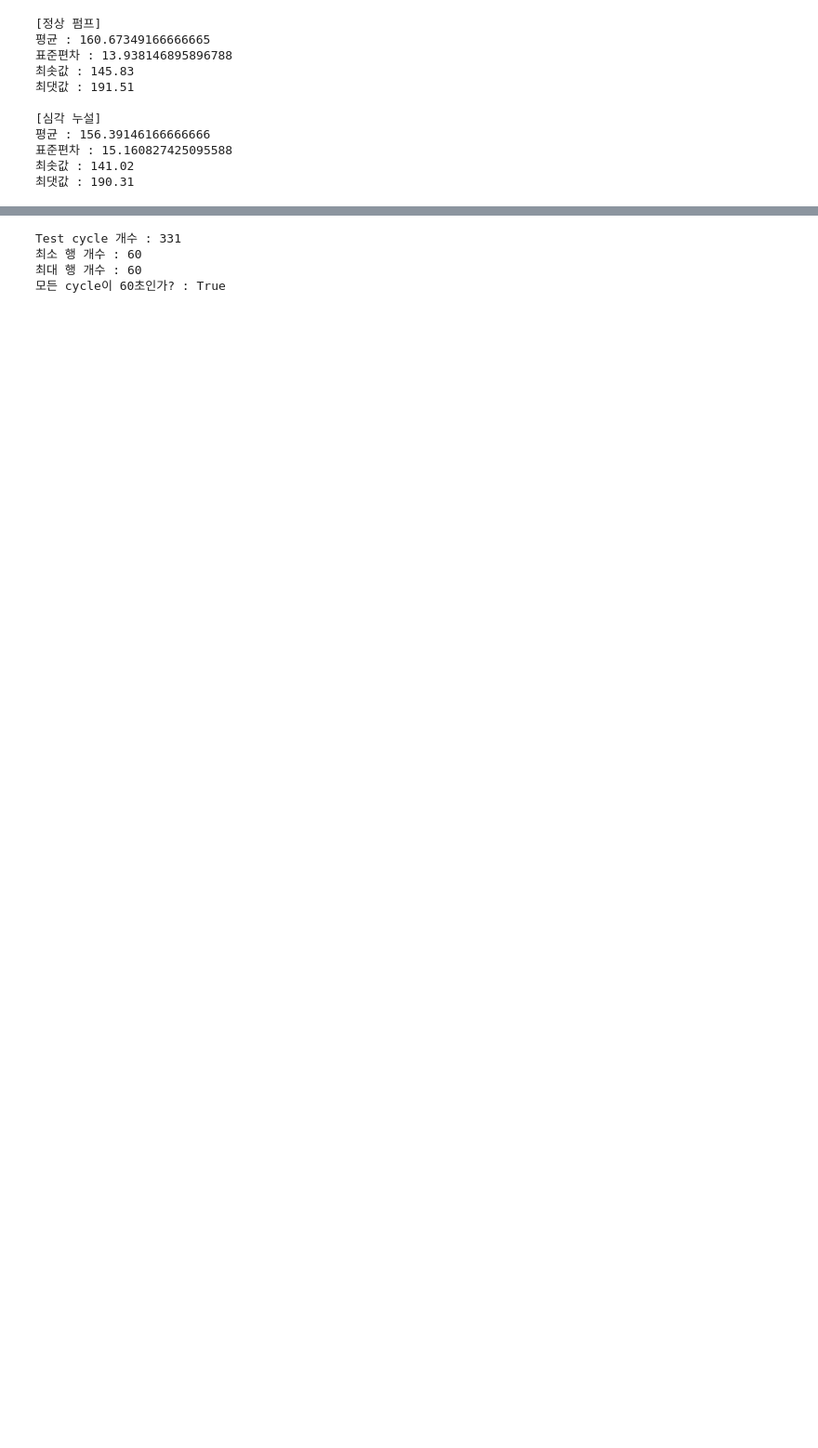
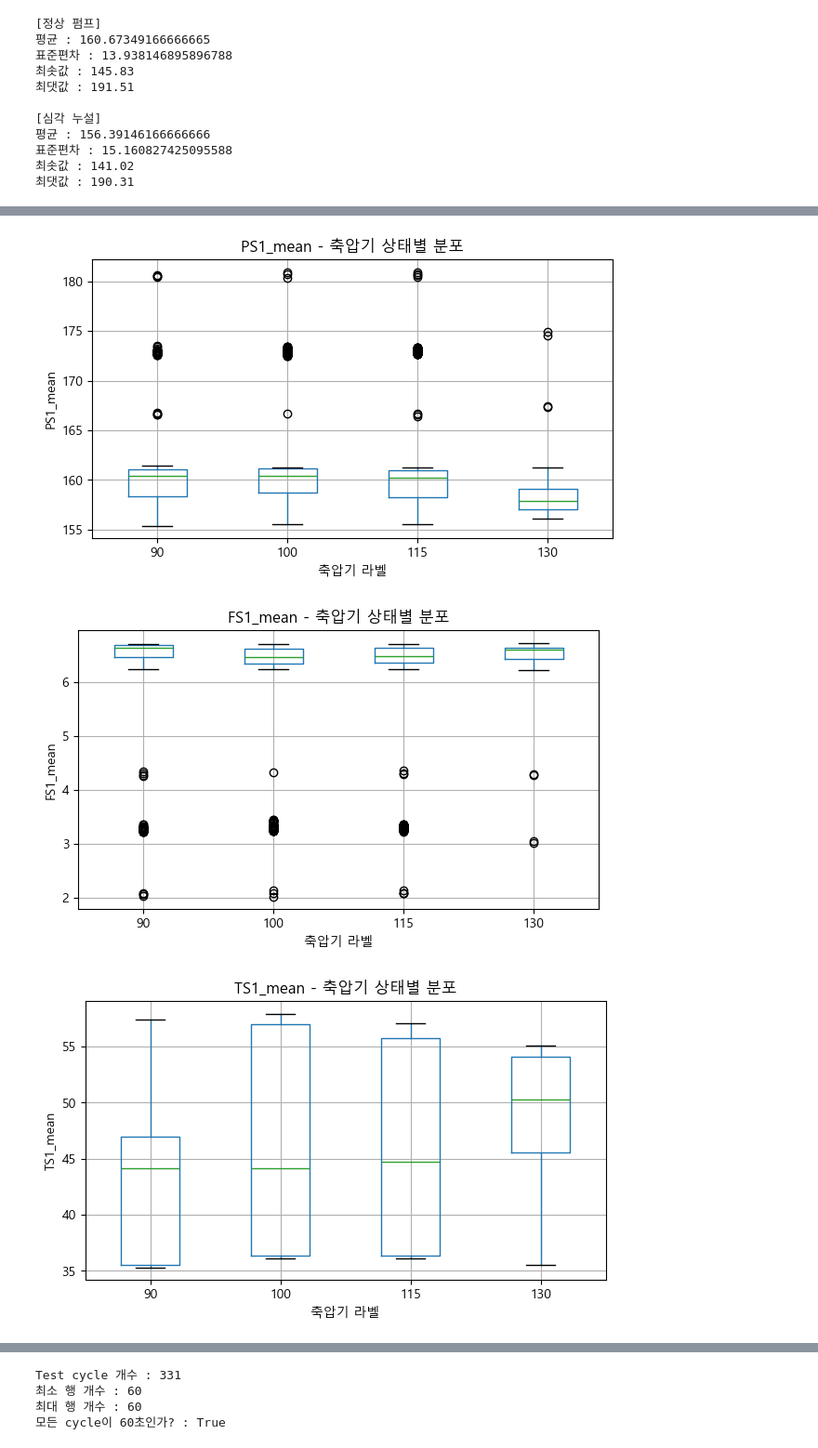
Before and after one commit to yuudong123/ai-first-project, a Jupyter notebook: notebooks/01_data_analysis.ipynb, the cells around one changed output, grey strips where cells are left out. Shown at 93% size. Saved outputs shown, nothing was run; the diff lists cells and outputs as text; code cells hidden in the pictures; blank space fills up the shorter version.

```diff
--- a/notebooks/01_data_analysis.ipynb
+++ b/notebooks/01_data_analysis.ipynb
@@ -1623,0 +772,20 @@ plt.show()
+# %%
+accumulator_eda = (
+    features_60s
+    .merge(
+        profile[
+            [
+                "cycle_id",
+                "accumulator"
+            ]
+        ],
+        on="cycle_id"
+    )
+)
+
+representative = [
+    "PS1_mean",
+    "FS1_mean",
+    "TS1_mean",
+    "VS1_mean"
+]
@@ -1623,0 +794,20 @@ plt.show()
+# %%
+for feature in representative:
+    accumulator_eda.boxplot(
+        column=feature,
+        by="accumulator",
+        figsize=(7, 4)
+    )
+
+    plt.title(
+        f"{feature} - 축압기 상태별 분포"
+    )
+
+    plt.suptitle("")
+    plt.xlabel("축압기 라벨")
+    plt.ylabel(feature)
+    plt.show()
+# %% [output]
+[figure, added]
+[figure, added]
+[figure, added]
```
Also changed, not shown: parts of 241 cells of this notebook, 15 other files.
